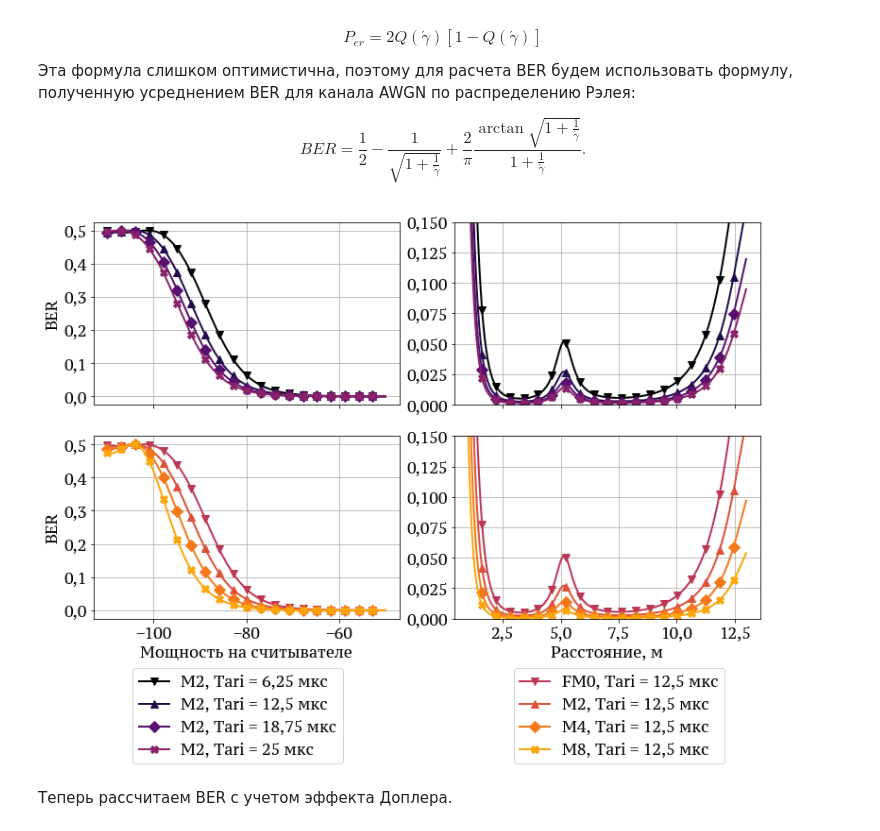
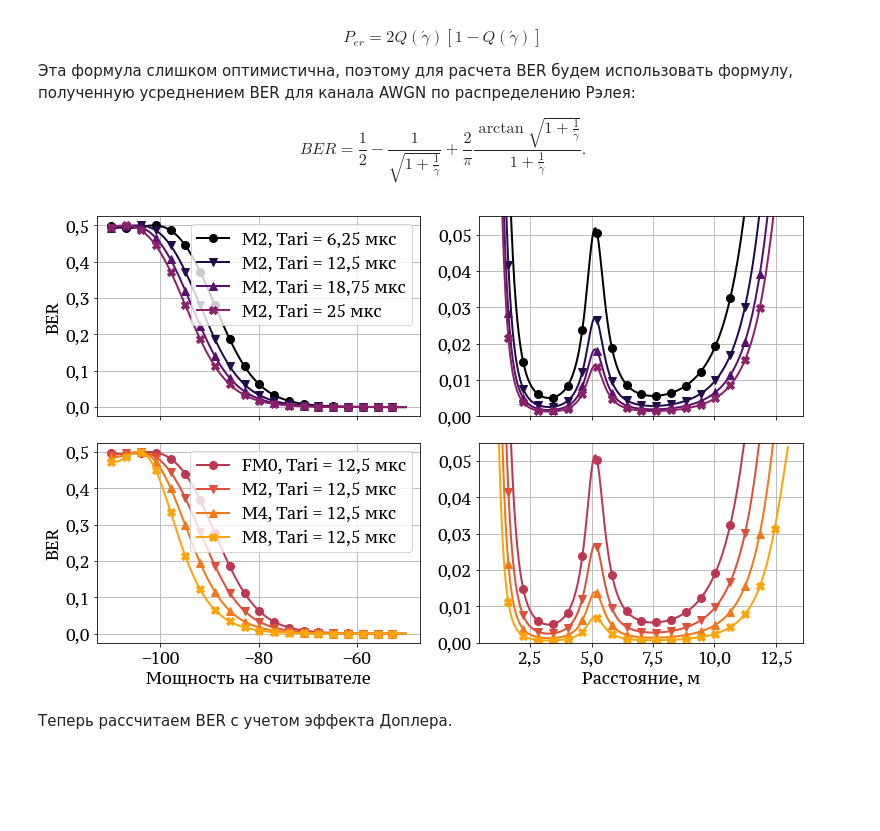
Before and after one commit to kruglov-mipt/diplom, a Jupyter notebook: experiments/Channel.ipynb, the cells around one changed output. Cells and saved outputs as stored; diff of their text form; code cells hidden in the pictures; blank space fills up the shorter version.

```diff
--- a/experiments/Channel.ipynb
+++ b/experiments/Channel.ipynb
@@ -634,7 +634,7 @@ def plot_ber(out: Union[str, Sequence[str]] = ()):
     all_tari = [6.25, 12.5, 18.75, 25]
     all_m = [1, 2, 4, 8]
 
-    markers = ['v', '^', 'D', 'X']
+    markers = ['o', 'v', '^', 'X']
 
     # Фиксируем M, варьируем Tari
     # ---------------------------
@@ -655,8 +655,9 @@ def plot_ber(out: Union[str, Sequence[str]] = ()):
                'color': get_color(0.5 * ti / len(all_tari)),
                'markevery': 10, 'markersize': 8}
 
-        ax0.plot(basic_rx, basic_ber, **kws, label=f"{m_name}, Tari = {tari_name}")
-        ax1.plot(ox, rdr_ber, **kws)
+        label = f"{m_name}, Tari = {tari_name}"
+        ax0.plot(basic_rx, basic_ber, **kws, label=label)
+        ax1.plot(ox, rdr_ber, **kws, label=label)
 
     # Фиксируем Tari, варьируем M
     # ---------------------------
@@ -669,41 +670,45 @@ def plot_ber(out: Union[str, Sequence[str]] = ()):
         rdr_snr = [get_snr(rx, m, trcal) for rx in rdr_rx]
         rdr_ber = [get_ber(snr) for snr in rdr_snr]
 
         basic_snr = [get_snr(rx, m, trcal) for rx in basic_rx]
         basic_ber = [get_ber(snr) for snr in basic_snr]
 
         kws = {'linewidth': 2, 'marker': markers[mi],
                'color': get_color(0.4 * mi / len(all_m) + 0.5),
                'markevery': 10, 'markersize': 8}
 
-        ax2.plot(basic_rx, basic_ber, **kws, label=f"{m_name}, Tari = {tari_name}")
-        ax3.plot(ox, rdr_ber, **kws)
+        label = f"{m_name}, Tari = {tari_name}"
+        ax2.plot(basic_rx, basic_ber, **kws, label=label)
+        ax3.plot(ox, rdr_ber, **kws, label=label)
 
 
     for ax in (ax0, ax1, ax2, ax3):
         ax.grid()
 
     for ax in (ax0, ax2):
         ax.set_ylabel("BER")
 
     ax2.set_xlabel("Мощность на считывателе")
     ax3.set_xlabel("Расстояние, м")
     for ax in (ax1, ax3):
-        ax.set_ylim((0, 0.15))
+        ax.set_ylim((0, 0.055))
 
-    fig.legend(*ax0.get_legend_handles_labels(),
-               loc='lower center', bbox_to_anchor=(0.28, -0.2), ncol=1)
+    ax0.legend()
+    ax2.legend()
 
-    fig.legend(*ax2.get_legend_handles_labels(),
-               loc='lower center', bbox_to_anchor=(0.79, -0.2), ncol=1)
+#     fig.legend(*ax0.get_legend_handles_labels(),
+#                loc='lower center', bbox_to_anchor=(0.28, -0.2), ncol=1)
+
+#     fig.legend(*ax2.get_legend_handles_labels(),
+#                loc='lower center', bbox_to_anchor=(0.79, -0.2), ncol=1)
 
     plt.tight_layout()
     savefig(out)
 
 
 plot_ber(("ch2_ber.pdf", "ch2_ber.png"))
 # %% [output]
-[figure, old version]
+[figure, new version]
 # %% [markdown]
 Теперь рассчитаем BER с учетом эффекта Доплера.
 # %%
```
Also changed, not shown: 19 other files.
